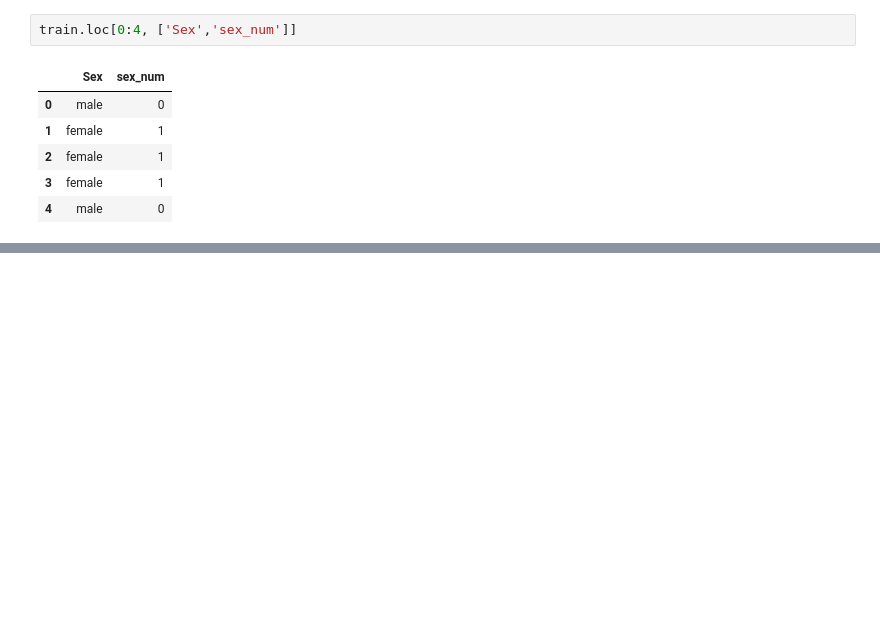
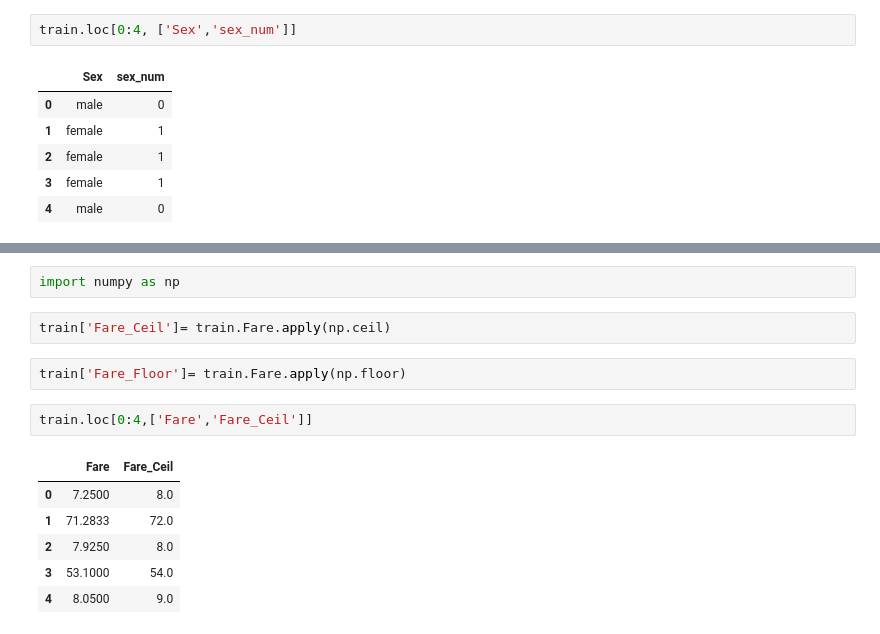
Before and after one commit to rustydigg918/Dell_Inspiron_works, a Jupyter notebook: Markam.ipynb, the cells around one changed output, grey strips where cells are left out. Cells and saved outputs as stored; diff of their text form; blank space fills up the shorter version.

```diff
--- a/Markam.ipynb
+++ b/Markam.ipynb
@@ -133,0 +140,15 @@ Successfully installed combo-0.0.8 pyod-0.7.7.1 suod-0.0.2
+# %%
+import numpy as np
+# %%
+train['Fare_Ceil']= train.Fare.apply(np.ceil)
+# %%
+train['Fare_Floor']= train.Fare.apply(np.floor)
+# %%
+train.loc[0:4,['Fare','Fare_Ceil']]
+# %% [output]
+|  | Fare | Fare_Ceil |
+| 0 | 7.2500 | 8.0 |
+| 1 | 71.2833 | 72.0 |
+| 2 | 7.9250 | 8.0 |
+| 3 | 53.1000 | 54.0 |
+| 4 | 8.0500 | 9.0 |
```
Also changed, not shown: parts of 15 cells of this notebook.
